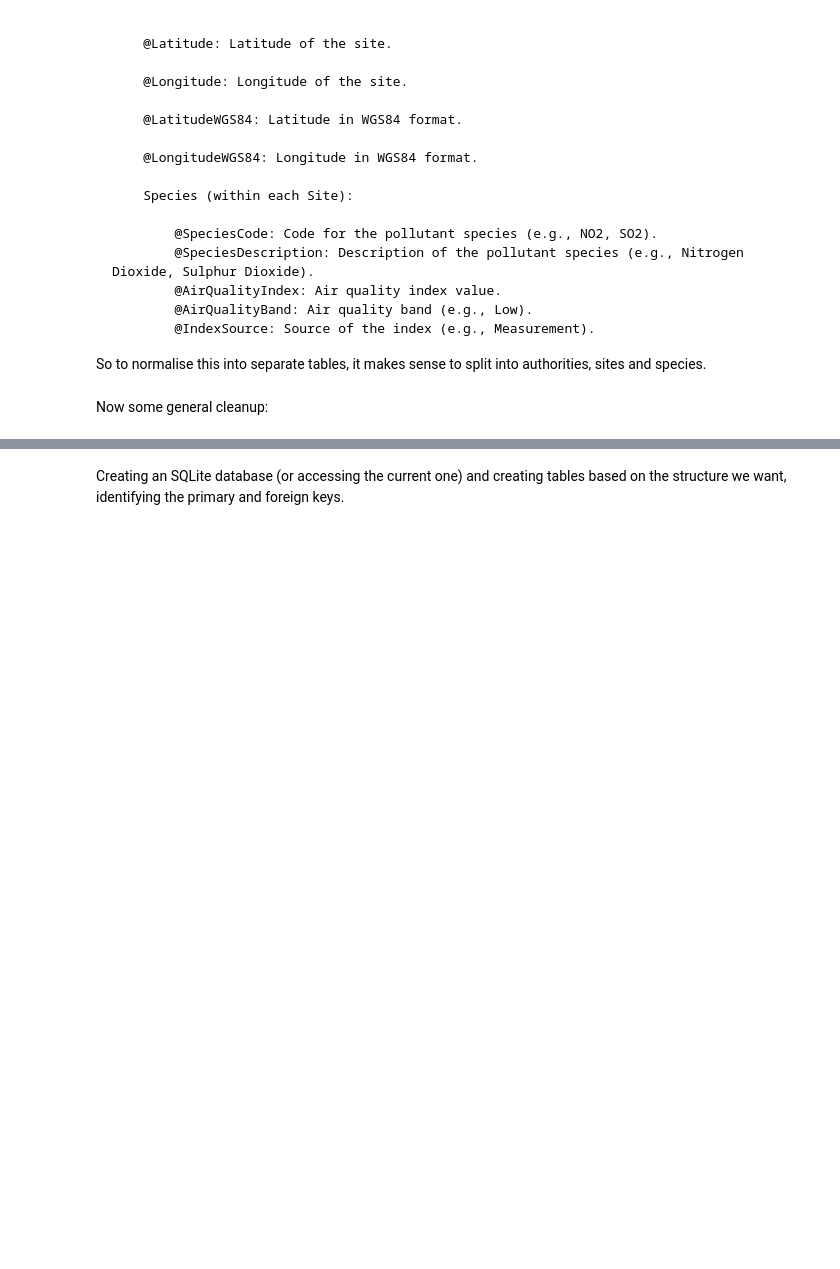
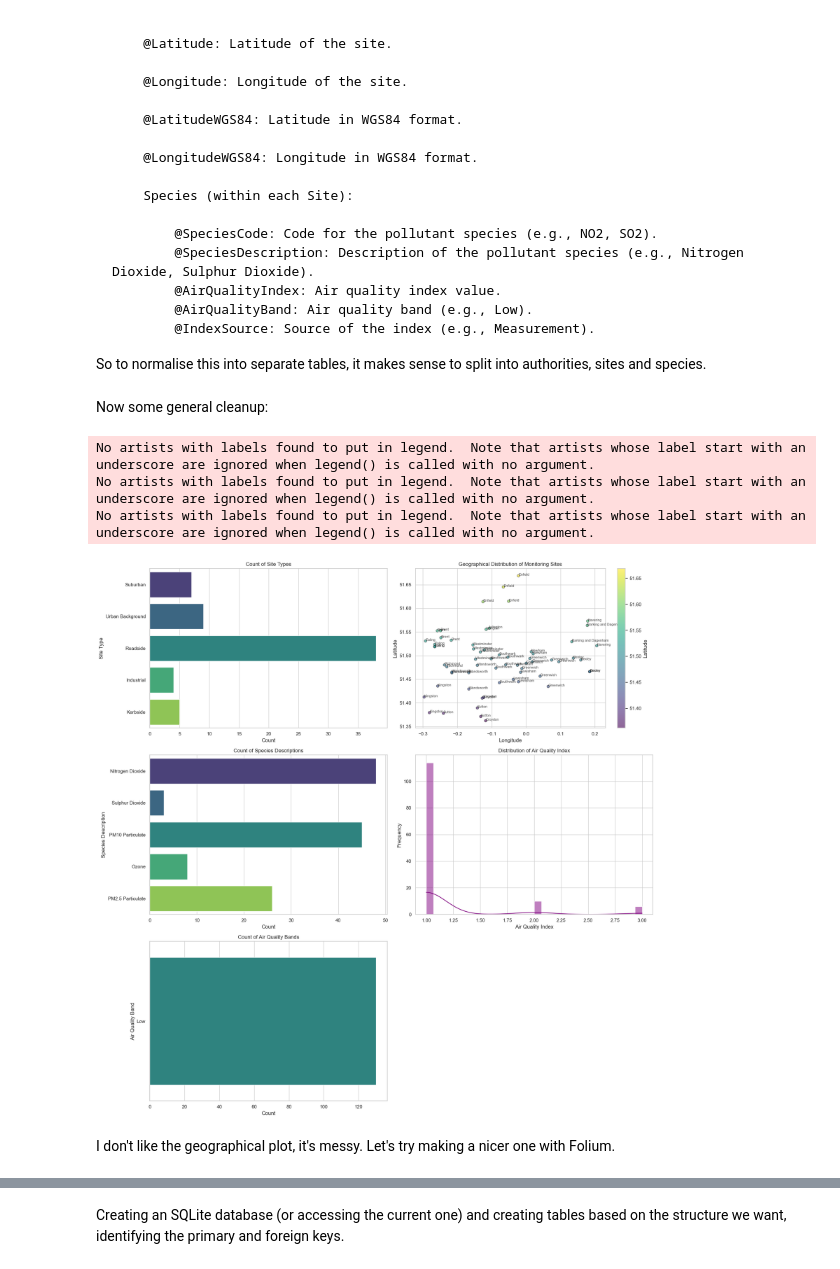
Before and after one commit to govindvirdee/London-Air-Pollution, a Jupyter notebook: eda.ipynb, the cells around one changed output, grey strips where cells are left out. Cells and saved outputs as stored; diff of their text form; code cells hidden in the pictures; blank space fills up the shorter version.

Commit message:
More EDA + initial map visualisation of data collection sites

```diff
--- a/eda.ipynb
+++ b/eda.ipynb
@@ -122,3 +132,73 @@ df_species = df_species.map(lambda x: str(x) if isinstance(x, list) else x)
 df_authorities = df_authorities.astype(str)
 df_sites = df_sites.astype(str)
 df_species = df_species.astype(str)
+# %%
+import pandas as pd
+import matplotlib.pyplot as plt
+import seaborn as sns
+
+# Assuming the DataFrames are already available as df_authorities, df_sites, df_species
+
+# Convert AirQualityIndex to numeric
+df_species['AirQualityIndex'] = pd.to_numeric(df_species['AirQualityIndex'], errors='coerce')
+
+# Convert Latitude and Longitude to numeric
+df_sites['Latitude'] = pd.to_numeric(df_sites['Latitude'], errors='coerce')
+df_sites['Longitude'] = pd.to_numeric(df_sites['Longitude'], errors='coerce')
+
+# Set up the plotting environment
+sns.set(style="whitegrid")
+palette = sns.color_palette("viridis", as_cmap=True)
+
+# Create a figure and a set of subplots
+fig, axs = plt.subplots(3, 2, figsize=(18, 18))
+
+# 1. Count of Site Types
+sns.countplot(y='SiteType', data=df_sites, hue='SiteType', palette='viridis', ax=axs[0, 0], dodge=False)
+axs[0, 0].set_title('Count of Site Types')
+axs[0, 0].set_xlabel('Count')
+axs[0, 0].set_ylabel('Site Type')
+axs[0, 0].legend().remove()
+
+# 2. Geographical Distribution of Sites with Labels
+sc = axs[0, 1].scatter(df_sites['Longitude'], df_sites['Latitude'], alpha=0.6, c=df_sites['Latitude'], cmap='viridis', edgecolor='k')
+for i, row in df_sites.iterrows():
+    axs[0, 1].text(row['Longitude'], row['Latitude'], row['LocalAuthorityName'], fontsize=8, alpha=0.7, color='black')
+axs[0, 1].set_title('Geographical Distribution of Monitoring Sites')
+axs[0, 1].set_xlabel('Longitude')
+axs[0, 1].set_ylabel('Latitude')
+fig.colorbar(sc, ax=axs[0, 1], label='Latitude')
+
+# 3. Count of Species Descriptions
+sns.countplot(y='SpeciesDescription', data=df_species, hue='SpeciesDescription', palette='viridis', ax=axs[1, 0], dodge=False)
+axs[1, 0].set_title('Count of Species Descriptions')
+axs[1, 0].set_xlabel('Count')
+axs[1, 0].set_ylabel('Species Description')
+axs[1, 0].legend().remove()
+
+# 4. Distribution of Air Quality Index
+sns.histplot(df_species['AirQualityIndex'], bins=30, kde=True, color='purple', ax=axs[1, 1])
+axs[1, 1].set_title('Distribution of Air Quality Index')
+axs[1, 1].set_xlabel('Air Quality Index')
+axs[1, 1].set_ylabel('Frequency')
+
+# 5. Count of Air Quality Bands
+sns.countplot(y='AirQualityBand', data=df_species, hue='AirQualityBand', palette='viridis', ax=axs[2, 0], dodge=False)
+axs[2, 0].set_title('Count of Air Quality Bands')
+axs[2, 0].set_xlabel('Count')
+axs[2, 0].set_ylabel('Air Quality Band')
+axs[2, 0].legend().remove()
+
+# Remove the empty subplot (2,1)
+fig.delaxes(axs[2, 1])
+
+# Adjust layout
+plt.tight_layout()
+plt.show()
+# %% [output]
+No artists with labels found to put in legend.  Note that artists whose label start with an underscore are ignored when legend() is called with no argument.
+No artists with labels found to put in legend.  Note that artists whose label start with an underscore are ignored when legend() is called with no argument.
+No artists with labels found to put in legend.  Note that artists whose label start with an underscore are ignored when legend() is called with no argument.
+[figure, added]
+# %% [markdown]
+I don't like the geographical plot, it's messy. Let's try making a nicer one with Folium.
```
Also changed, not shown: parts of 9 cells of this notebook, 1 other file.
